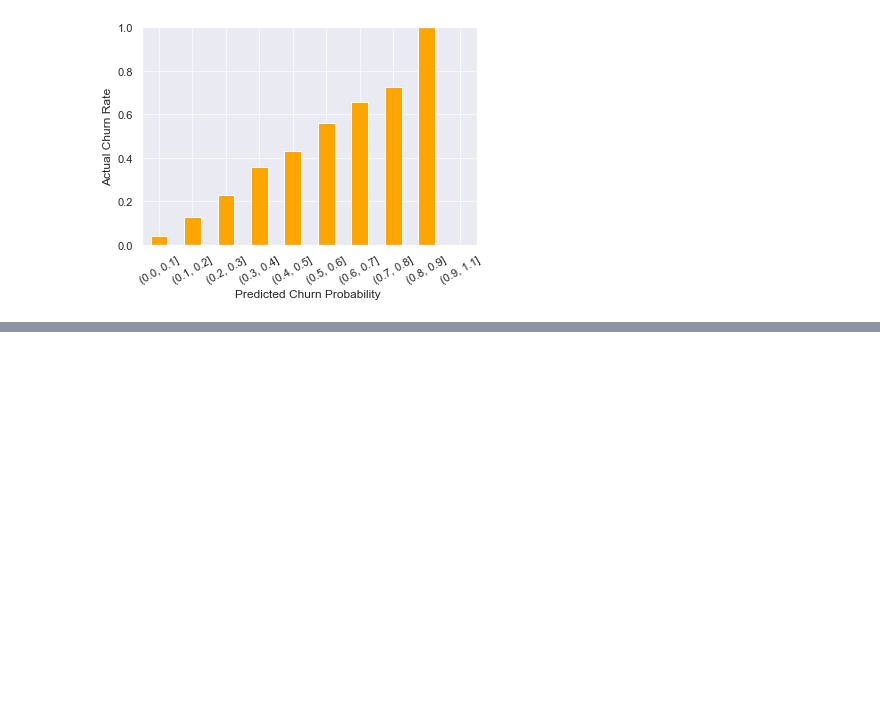
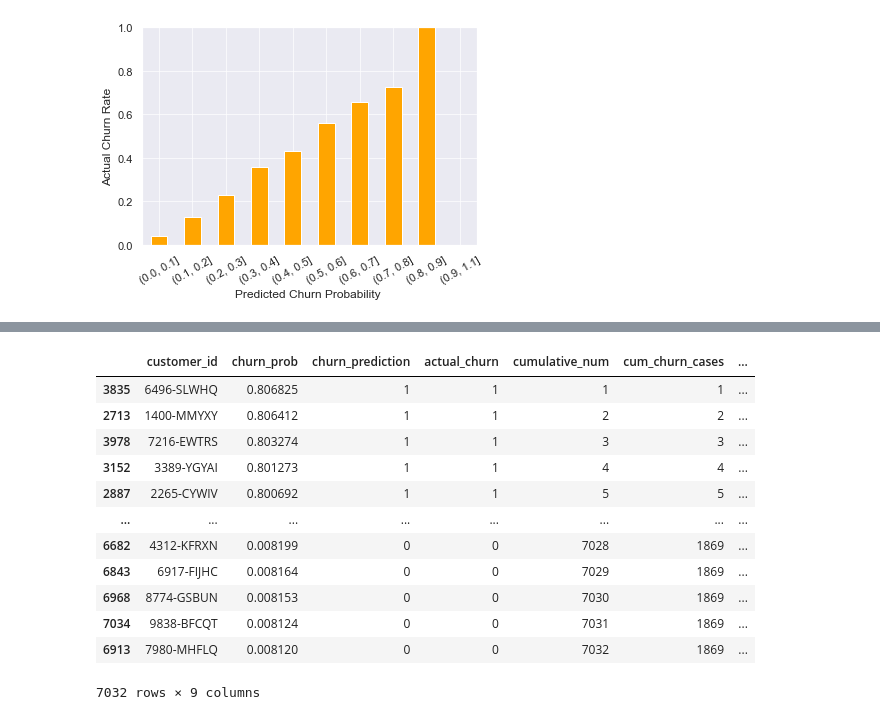
Before and after one commit to ravinder79/Telco_Churn, a Jupyter notebook: Telco_Churn_Final.ipynb, the cells around one changed output, grey strips where cells are left out. Cells and saved outputs as stored; diff of their text form; code cells hidden in the pictures; blank space fills up the shorter version.

```diff
--- a/Telco_Churn_Final.ipynb
+++ b/Telco_Churn_Final.ipynb
@@ -832,0 +858,16 @@ plt.xticks(rotation = 30)
+# %%
+final_csv
+# %% [output]
+|  | customer_id | churn_prob | churn_prediction | actual_churn | cumulative_num | cum_churn_cases | ... |
+| 3835 | 6496-SLWHQ | 0.806825 | 1 | 1 | 1 | 1 | ... |
+| 2713 | 1400-MMYXY | 0.806412 | 1 | 1 | 2 | 2 | ... |
+| 3978 | 7216-EWTRS | 0.803274 | 1 | 1 | 3 | 3 | ... |
+| 3152 | 3389-YGYAI | 0.801273 | 1 | 1 | 4 | 4 | ... |
+| 2887 | 2265-CYWIV | 0.800692 | 1 | 1 | 5 | 5 | ... |
+| ... | ... | ... | ... | ... | ... | ... | ... |
+| 6682 | 4312-KFRXN | 0.008199 | 0 | 0 | 7028 | 1869 | ... |
+| 6843 | 6917-FIJHC | 0.008164 | 0 | 0 | 7029 | 1869 | ... |
+| 6968 | 8774-GSBUN | 0.008153 | 0 | 0 | 7030 | 1869 | ... |
+| 7034 | 9838-BFCQT | 0.008124 | 0 | 0 | 7031 | 1869 | ... |
+| 6913 | 7980-MHFLQ | 0.008120 | 0 | 0 | 7032 | 1869 | ... |
+7032 rows × 9 columns
```
Also changed, not shown: parts of 11 cells of this notebook.
